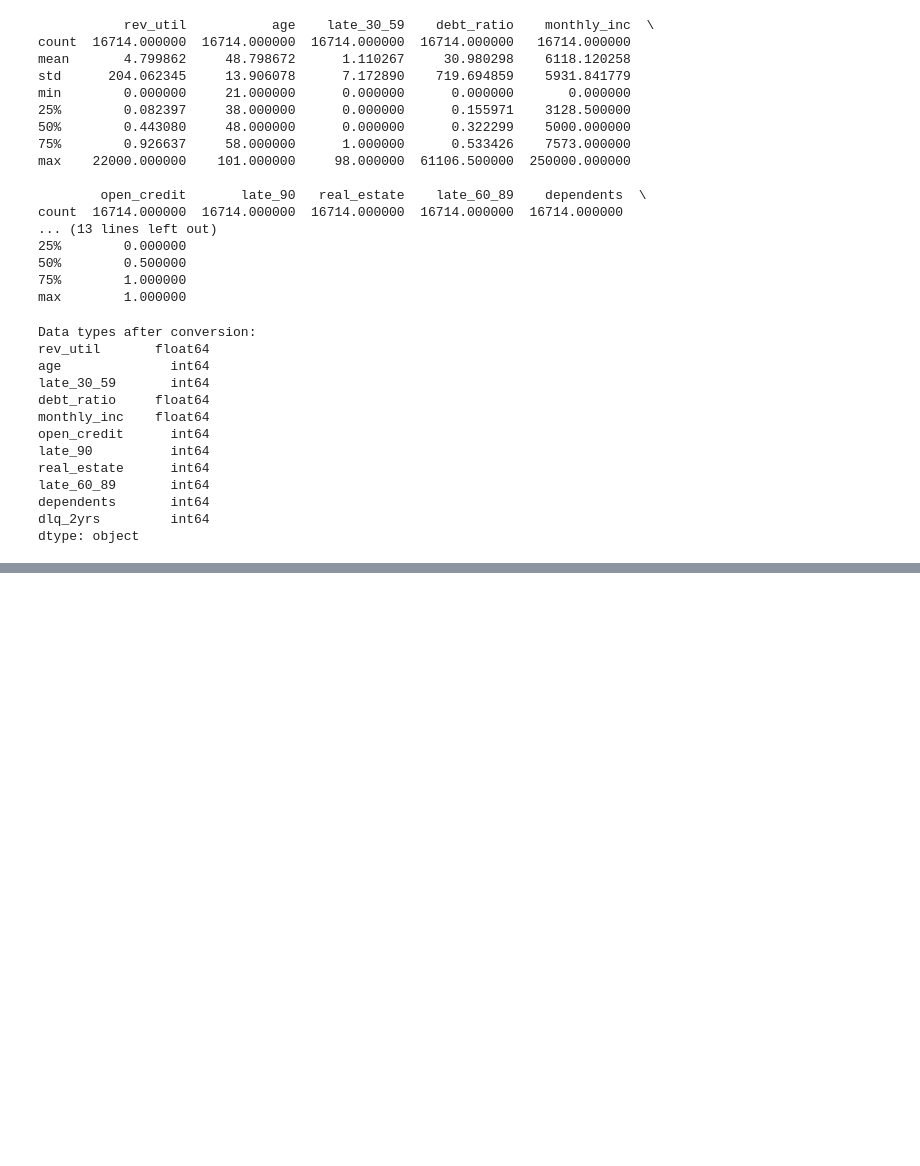
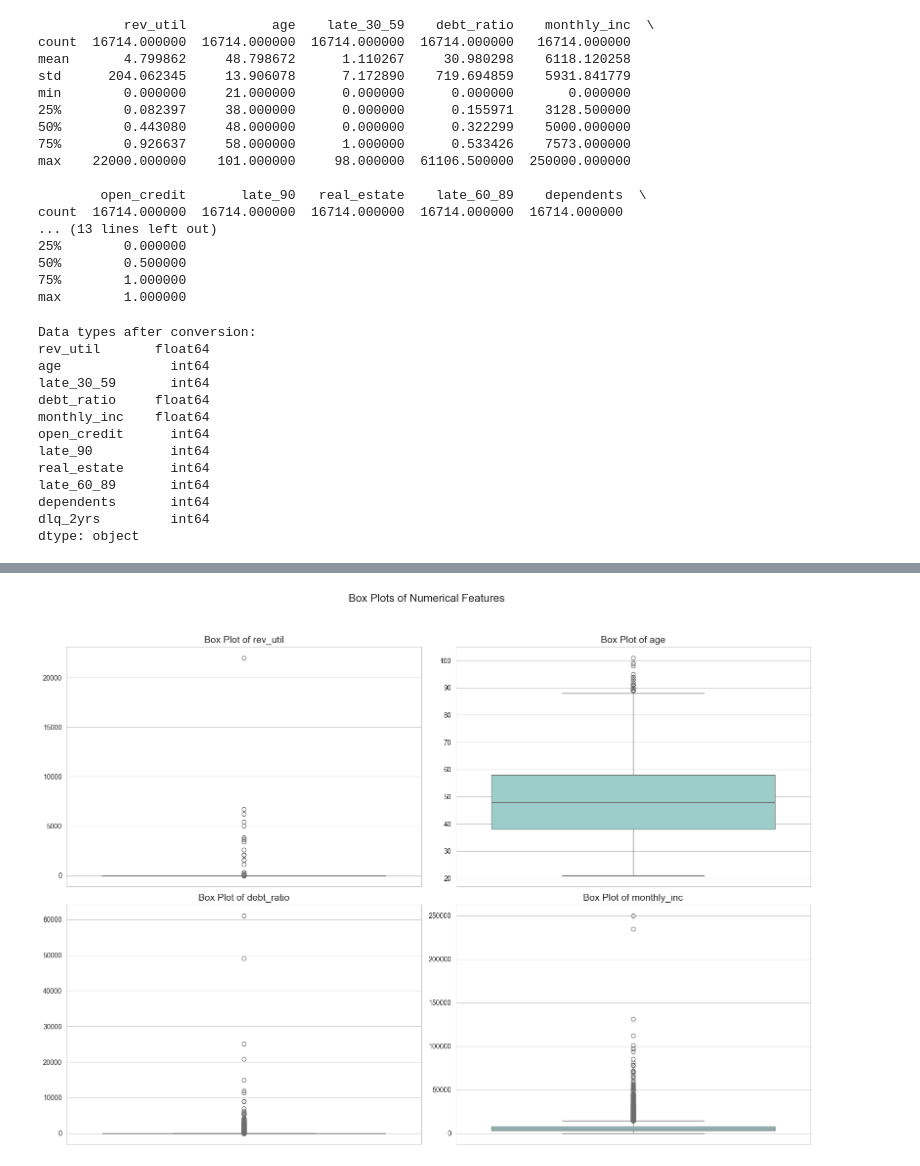
Before and after one commit to Azvier/credit-risk-prediction, a Jupyter notebook: notebooks/credit-risk-prediction.ipynb, the cells around one changed output, grey strips where cells are left out. Saved outputs shown, nothing was run; the diff lists cells and outputs as text; code cells hidden in the pictures; blank space fills up the shorter version.

```diff
--- a/notebooks/credit-risk-prediction.ipynb
+++ b/notebooks/credit-risk-prediction.ipynb
@@ -89,0 +121,17 @@ dtype: object
+# %%
+# List of numerical features to plot
+numerical_features = ['rev_util', 'age', 'debt_ratio', 'monthly_inc']
+
+# Create box plots
+plt.figure(figsize=(16, 12))
+for i, col in enumerate(numerical_features):
+    plt.subplot(2, 2, i + 1)
+    sns.boxplot(y=df[col], color='#95d5d2')
+    plt.title(f'Box Plot of {col}', fontsize=14)
+    plt.ylabel('')
+
+plt.suptitle('Box Plots of Numerical Features', fontsize=16)
+plt.tight_layout(rect=[0, 0.03, 1, 0.95]) # Adjust layout to make space for suptitle
+plt.show()
+# %% [output]
+[figure, added]
```
Also changed, not shown: parts of 12 cells of this notebook.
